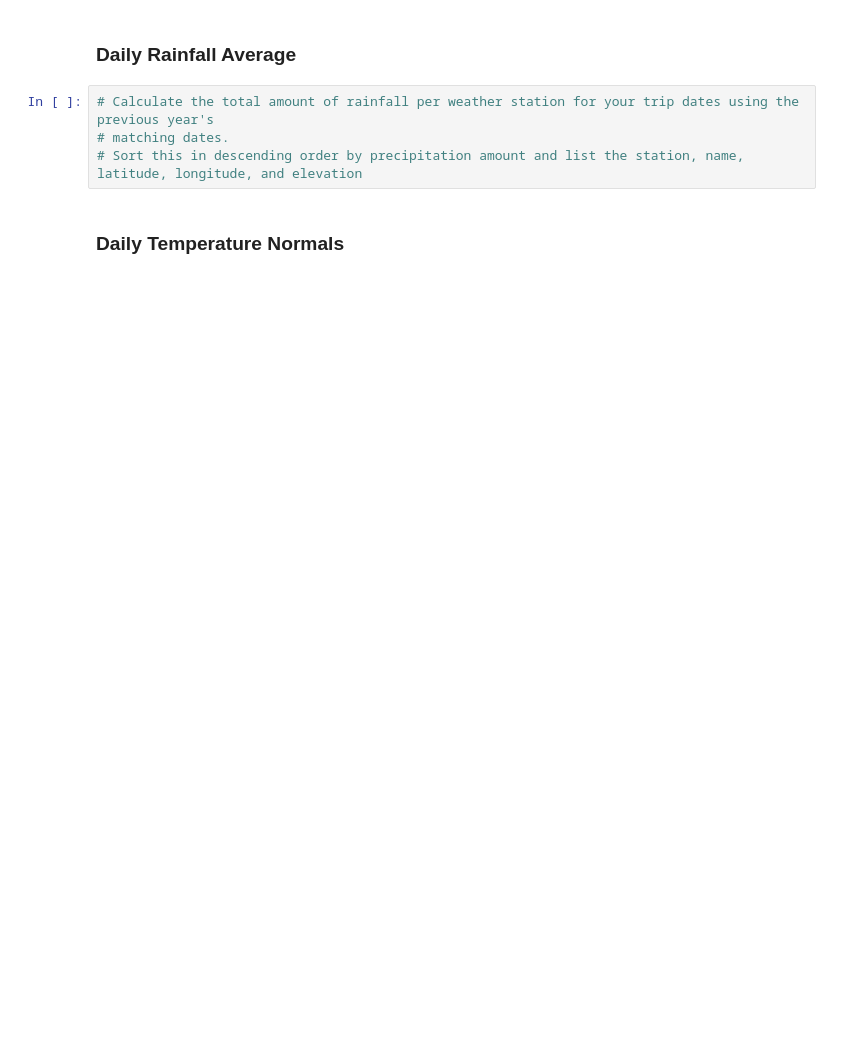
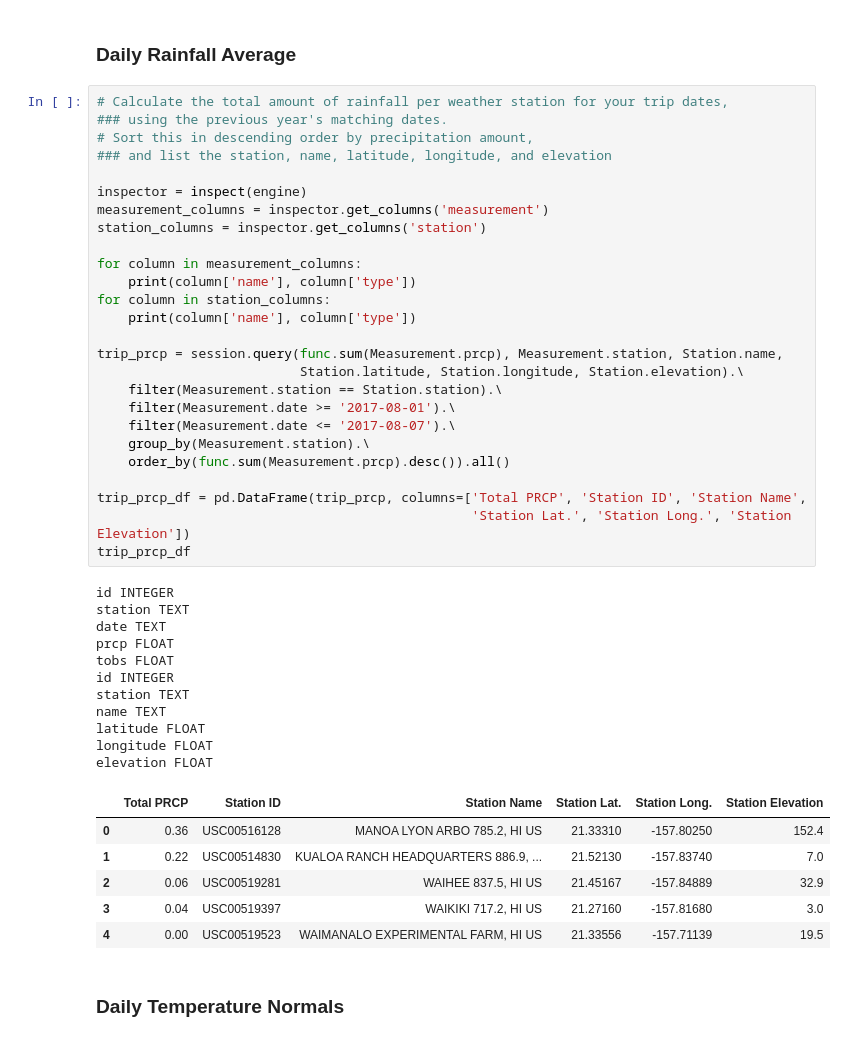
Before and after one commit to anguloag/SQLAlchemy-Challenge, a Jupyter notebook: temp_analysis_bonus_2_working.ipynb, the cells around one changed output. Drawn from its saved outputs; the diff is of its cells as text; blank space fills up the shorter version.

```diff
--- a/temp_analysis_bonus_2_working.ipynb
+++ b/temp_analysis_bonus_2_working.ipynb
@@ -73,9 +88,49 @@ print(calc_temps('2017-08-01', '2017-08-07'))
 # %% [markdown]
 ### Daily Rainfall Average
 # %%
-# Calculate the total amount of rainfall per weather station for your trip dates using the previous year's
-# matching dates.
-# Sort this in descending order by precipitation amount and list the station, name, latitude, longitude, and elevation
+# Calculate the total amount of rainfall per weather station for your trip dates,
+### using the previous year's matching dates.
+# Sort this in descending order by precipitation amount,
+### and list the station, name, latitude, longitude, and elevation
+
+inspector = inspect(engine)
+measurement_columns = inspector.get_columns('measurement')
+station_columns = inspector.get_columns('station')
+
+for column in measurement_columns:
+    print(column['name'], column['type'])
+for column in station_columns:
+    print(column['name'], column['type'])
+
+trip_prcp = session.query(func.sum(Measurement.prcp), Measurement.station, Station.name,
+                          Station.latitude, Station.longitude, Station.elevation).\
+    filter(Measurement.station == Station.station).\
+    filter(Measurement.date >= '2017-08-01').\
+    filter(Measurement.date <= '2017-08-07').\
+    group_by(Measurement.station).\
+    order_by(func.sum(Measurement.prcp).desc()).all()
+
+trip_prcp_df = pd.DataFrame(trip_prcp, columns=['Total PRCP', 'Station ID', 'Station Name',
+                                                'Station Lat.', 'Station Long.', 'Station Elevation'])
+trip_prcp_df
+# %% [output]
+id INTEGER
+station TEXT
+date TEXT
+prcp FLOAT
+tobs FLOAT
+id INTEGER
+station TEXT
+name TEXT
+latitude FLOAT
+longitude FLOAT
+elevation FLOAT
+|  | Total PRCP | Station ID | Station Name | Station Lat. | Station Long. | Station Elevation |
+| 0 | 0.36 | USC00516128 | MANOA LYON ARBO 785.2, HI US | 21.33310 | -157.80250 | 152.4 |
+| 1 | 0.22 | USC00514830 | KUALOA RANCH HEADQUARTERS 886.9, ... | 21.52130 | -157.83740 | 7.0 |
+| 2 | 0.06 | USC00519281 | WAIHEE 837.5, HI US | 21.45167 | -157.84889 | 32.9 |
+| 3 | 0.04 | USC00519397 | WAIKIKI 717.2, HI US | 21.27160 | -157.81680 | 3.0 |
+| 4 | 0.00 | USC00519523 | WAIMANALO EXPERIMENTAL FARM, HI US | 21.33556 | -157.71139 | 19.5 |
 # %% [markdown]
 ### Daily Temperature Normals
 # %%
```
Also changed, not shown: parts of 9 cells of this notebook.
